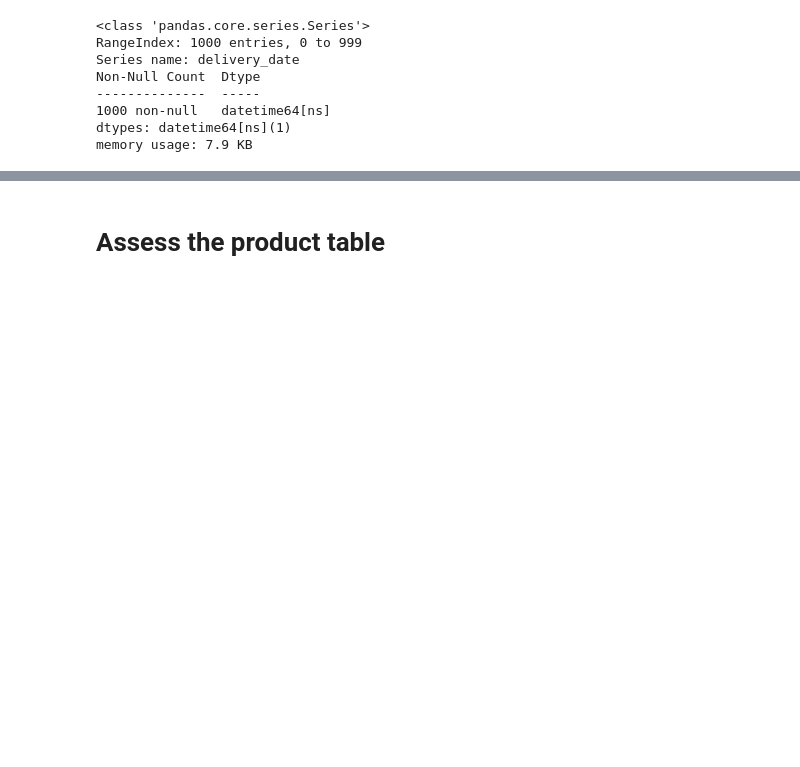
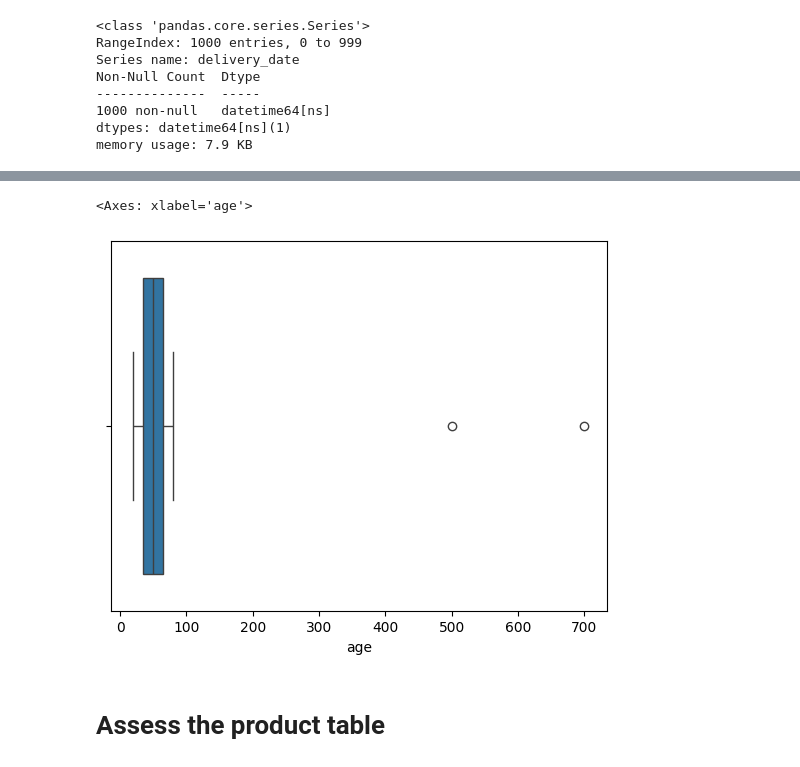
Before and after one commit to stefansphtr/Exercise-Project-Data-Analysis, a Jupyter notebook: Project.ipynb, the cells around one changed output, grey strips where cells are left out. Drawn from its saved outputs; the diff is of its cells as text; code cells hidden in the pictures; blank space fills up the shorter version.

```diff
--- a/Project.ipynb
+++ b/Project.ipynb
@@ -250,3 +225,10 @@ Total duplicate value: 0
+# %%
+# plot the boxplot for attribute age
+
+sns.boxplot(x=customers_df["age"])
+# %% [output]
+<Axes: xlabel='age'>
+[figure, added]
 # %% [markdown]
 # Assess the product table
 # %%
```
Also changed, not shown: parts of 43 cells of this notebook.
